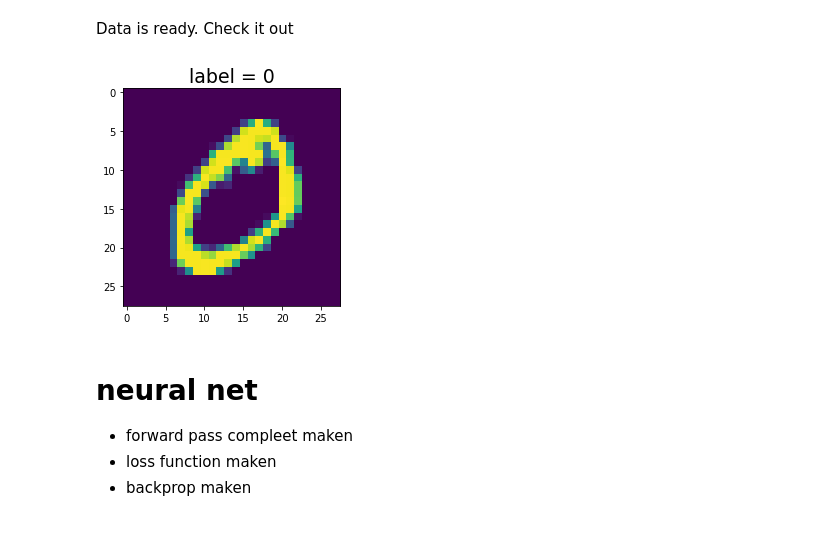
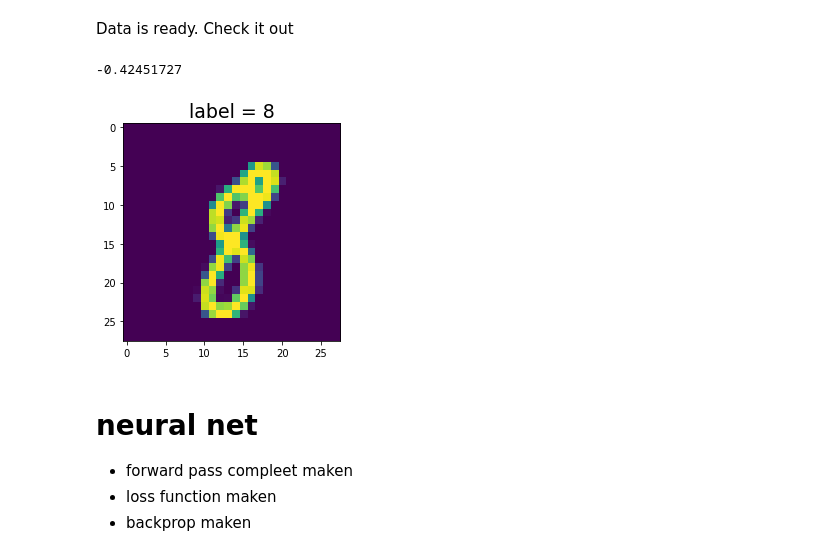
Before and after one commit to sbalk/Numpy_MNIST, a Jupyter notebook: Numpy_MNIST.ipynb, the cells around one changed output. Cells and saved outputs as stored; diff of their text form; code cells hidden in the pictures.

```diff
--- a/Numpy_MNIST.ipynb
+++ b/Numpy_MNIST.ipynb
@@ -59,10 +57,15 @@ def showim(img, label, index):
     x = np.reshape(img[index,:],(-1, 28,28))
     plt.title('label = '+str(label[index]), fontsize=19)
     plt.imshow(x[0,:,:])
+# %%
+x.shape
+x[0,0]
+# %% [output]
+-0.42451727
 # %%
-showim(x,y,1)
+showim(x,y,300)
 # %% [output]
-[figure, old version]
+[figure, new version]
 # %% [markdown]
 # neural net
 - forward pass compleet maken
```
Also changed, not shown: parts of 18 cells of this notebook.
